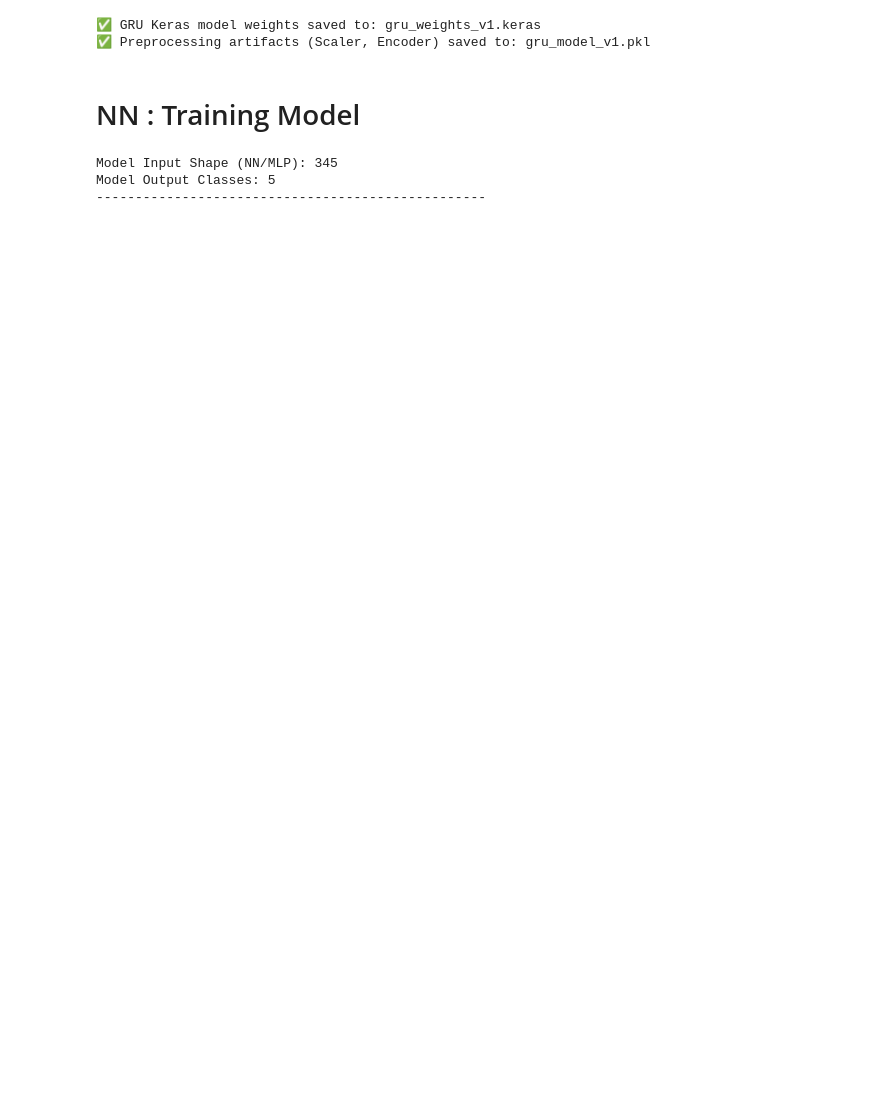
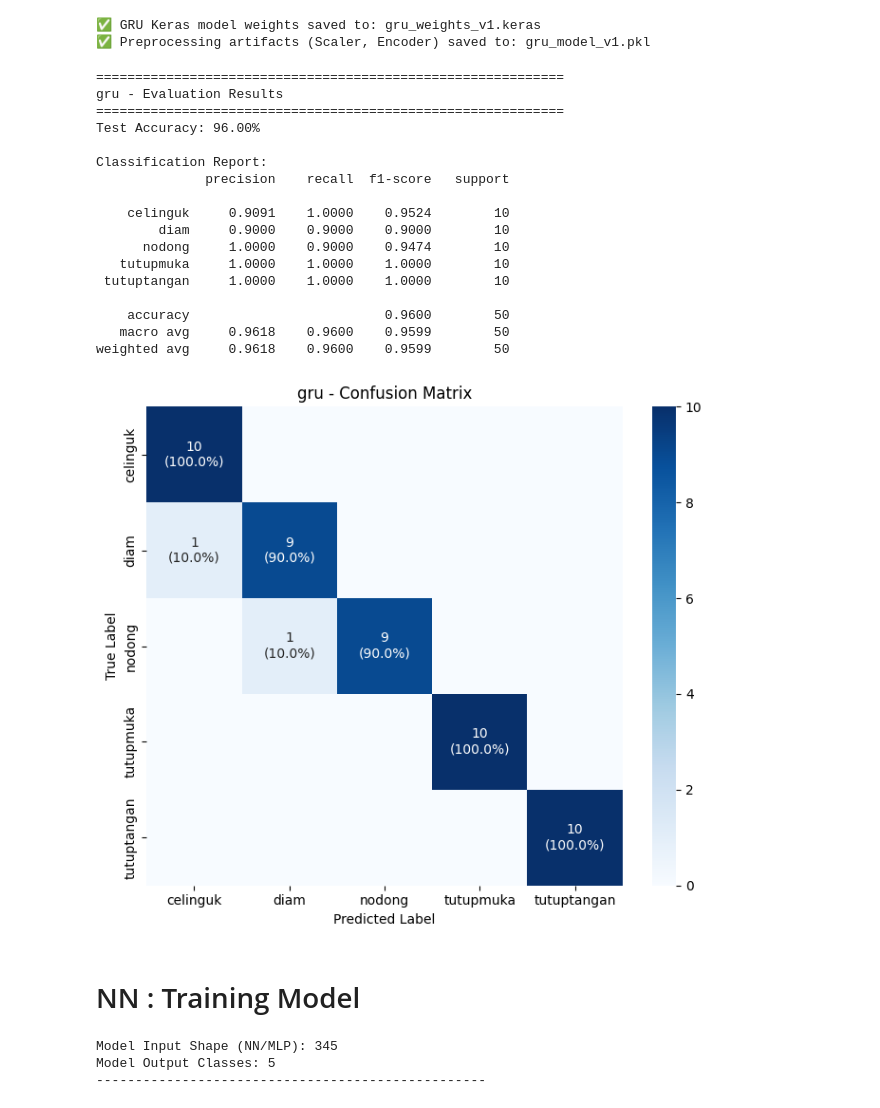
Before and after one commit to NawfalHadi/suspicious_detection, a Jupyter notebook: code/workflow/2_training.ipynb, the cells around one changed output. Drawn from its saved outputs; the diff is of its cells as text; code cells hidden in the pictures; blank space fills up the shorter version.

```diff
--- a/code/workflow/2_training.ipynb
+++ b/code/workflow/2_training.ipynb
@@ -386,7 +629,7 @@ checkpoint_cb = ModelCheckpoint(
 
 earlystop_cb = EarlyStopping(
     monitor='val_loss',
-    patience=10,
+    patience=100,
     restore_best_weights=True,
     mode='min',
     verbose=1
@@ -409,7 +652,7 @@ print("Starting GRU Model Training...")
 history_gru = gru_model.fit(
     X_train,
     y_train,
-    epochs=30,
+    epochs=100,
     batch_size=4,
     validation_split=0.2,
     verbose=0,
@@ -484,6 +727,27 @@ print(f"✅ Preprocessing artifacts (Scaler, Encoder) saved to: {PICKLE_FILENAME
 # %% [output]
 ✅ GRU Keras model weights saved to: gru_weights_v1.keras
 ✅ Preprocessing artifacts (Scaler, Encoder) saved to: gru_model_v1.pkl
+# %%
+evaluate_model(gru_model, X_test, y_test, "gru")
+# %% [output]
+============================================================
+gru - Evaluation Results
+============================================================
+Test Accuracy: 96.00%
+
+Classification Report:
+              precision    recall  f1-score   support
+
+    celinguk     0.9091    1.0000    0.9524        10
+        diam     0.9000    0.9000    0.9000        10
+      nodong     1.0000    0.9000    0.9474        10
+   tutupmuka     1.0000    1.0000    1.0000        10
+ tutuptangan     1.0000    1.0000    1.0000        10
+
+    accuracy                         0.9600        50
+   macro avg     0.9618    0.9600    0.9599        50
+weighted avg     0.9618    0.9600    0.9599        50
+[figure, added]
 # %% [markdown]
 # NN : Training Model
 # %%
```
Also changed, not shown: parts of 19 cells of this notebook, 12 other files.
